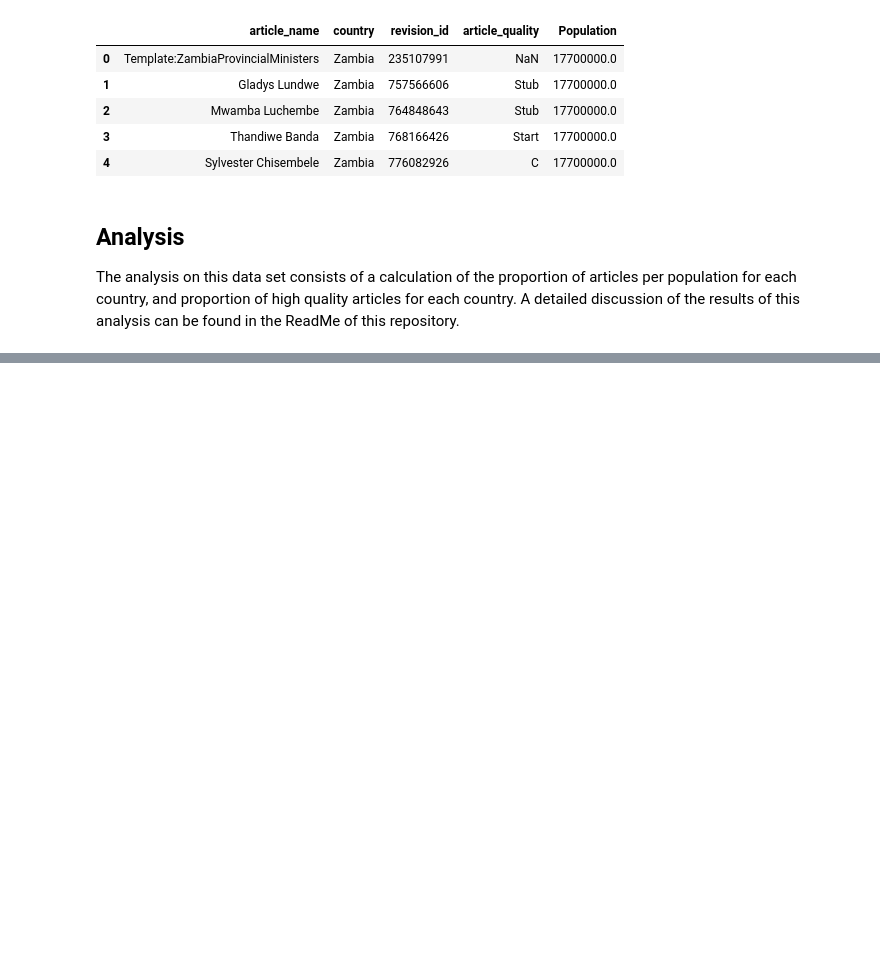
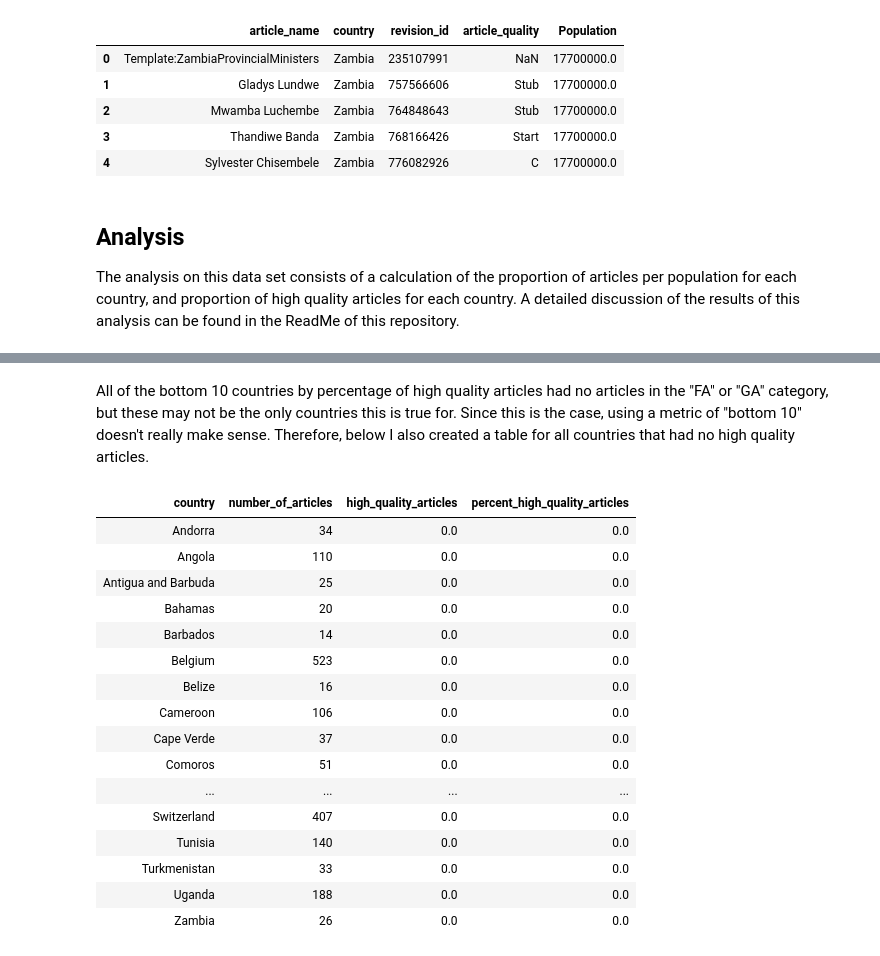
Before and after one commit to kentdanas/data-512-a2, a Jupyter notebook: hcds-a2-bias.ipynb, the cells around one changed output, grey strips where cells are left out. Cells and saved outputs as stored; diff of their text form; code cells hidden in the pictures; blank space fills up the shorter version.

```diff
--- a/hcds-a2-bias.ipynb
+++ b/hcds-a2-bias.ipynb
@@ -185,0 +192,8 @@ The analysis on this data set consists of a calculation of the proportion of art
+# %%
+#Create a new dataframe with count of articles by country
+articles_per_cap = final_dataset.groupby(['country', 'Population']).count().reset_index()
+articles_per_cap.rename(columns={'article_name': 'number_of_articles'}, inplace=True)
+articles_per_cap = articles_per_cap.drop(['revision_id', 'article_quality'], 1)
+
+#Calculate number of articles as proportion of country population as a percentage
+articles_per_cap['articles_per_capita_percentage'] = articles_per_cap['number_of_articles'] / articles_per_cap['Population'] * 100
@@ -185,0 +246,23 @@ The analysis on this data set consists of a calculation of the proportion of art
+# %%
+#Create new dataframe with number of high quality articles per country
+quality_articles = final_dataset[(final_dataset['article_quality']=='FA')|(final_dataset['article_quality']=='GA')]
+quality_articles = quality_articles.groupby(['country']).count().reset_index()
+quality_articles.rename(columns={'article_name': 'high_quality_articles'}, inplace=True)
+
+#Merge this new dataframe back to the dataframe created in the section above with total articles per country
+#Note that this is a left join because some countries do not have any high quality articles and so do not appear
+#in the dataframe I created directly before this. I fill those with zeros
+percent_quality_articles = articles_per_cap.merge(quality_articles, on=['country'], how='left').fillna(0)
+
+#Remove unneeded columns
+percent_quality_articles = percent_quality_articles.drop(['Population_x',
+                                                          'articles_per_capita_percentage',
+                                                          'revision_id',
+                                                          'article_quality',
+                                                          'Population_y'], 1)
+# %%
+#Calculate percentage of high quality articles
+percent_quality_articles['percent_high_quality_articles'] = percent_quality_articles['high_quality_articles']/percent_quality_articles['number_of_articles']*100
+
+#Take a look at resulting dataframe
+percent_quality_articles.head()
@@ -185,0 +296,24 @@ The analysis on this data set consists of a calculation of the proportion of art
+# %% [markdown]
+All of the bottom 10 countries by percentage of high quality articles had no articles in the "FA" or "GA" category, but these may not be the only countries this is true for. Since this is the case, using a metric of "bottom 10" doesn't really make sense. Therefore, below I also created a table for all countries that had no high quality articles.
+# %%
+#Create and view new dataframe with all countries that had no high quality articles
+no_high_quality = percent_quality_articles[percent_quality_articles['percent_high_quality_articles']==0]
+display(HTML(no_high_quality.to_html(index=False)))
+# %% [output]
+| country | number_of_articles | high_quality_articles | percent_high_quality_articles |
+| Andorra | 34 | 0.0 | 0.0 |
+| Angola | 110 | 0.0 | 0.0 |
+| Antigua and Barbuda | 25 | 0.0 | 0.0 |
+| Bahamas | 20 | 0.0 | 0.0 |
+| Barbados | 14 | 0.0 | 0.0 |
+| Belgium | 523 | 0.0 | 0.0 |
+| Belize | 16 | 0.0 | 0.0 |
+| Cameroon | 106 | 0.0 | 0.0 |
+| Cape Verde | 37 | 0.0 | 0.0 |
+| Comoros | 51 | 0.0 | 0.0 |
+| ... | ... | ... | ... |
+| Switzerland | 407 | 0.0 | 0.0 |
+| Tunisia | 140 | 0.0 | 0.0 |
+| Turkmenistan | 33 | 0.0 | 0.0 |
+| Uganda | 188 | 0.0 | 0.0 |
+| Zambia | 26 | 0.0 | 0.0 |
```
Also changed, not shown: parts of 20 cells of this notebook.
